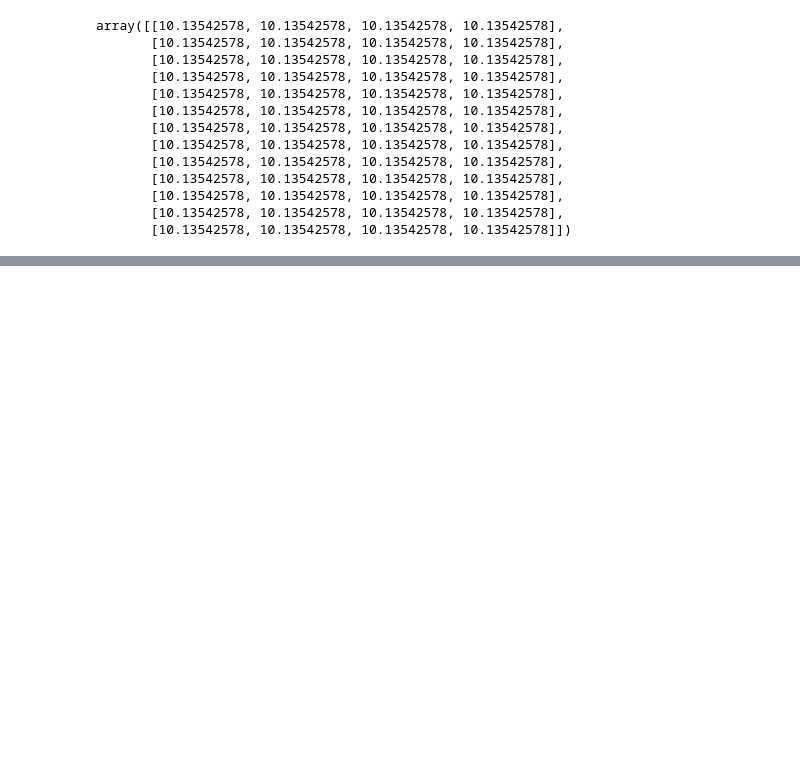
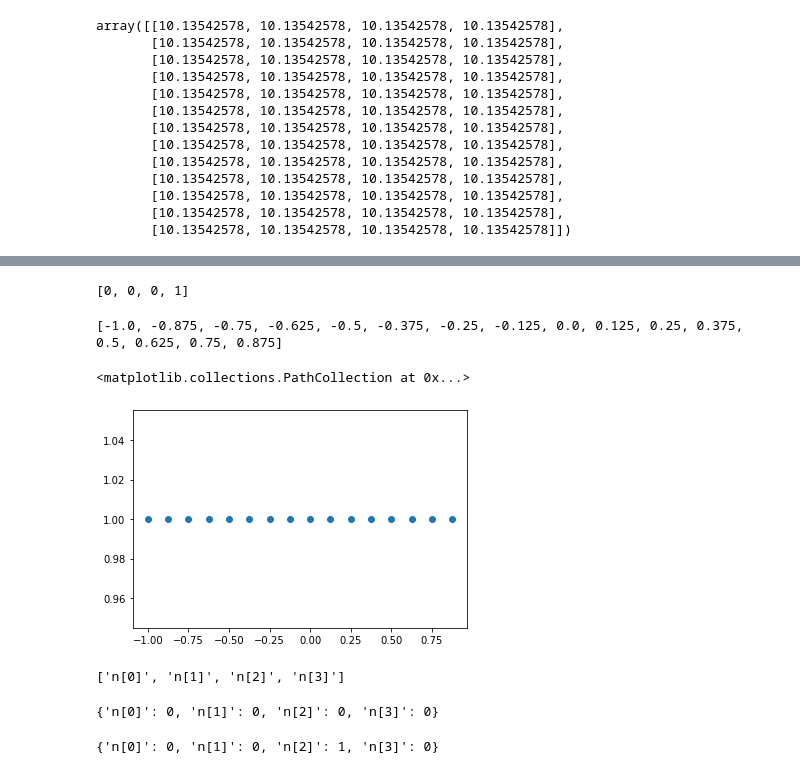
Before and after one commit to DBern97/Dwave-RAN-algs, a Jupyter notebook: Testing Max-norm.ipynb, the cells around one changed output, grey strips where cells are left out. Saved outputs shown, nothing was run; the diff lists cells and outputs as text; code cells hidden in the pictures; blank space fills up the shorter version.

```diff
--- a/Testing Max-norm.ipynb
+++ b/Testing Max-norm.ipynb
@@ -903,0 +919,5 @@ Do
+# %%
+import itertools
+n = 4
+lst = list(map(list, itertools.product([0, 1], repeat=n)))
+lst
@@ -903,0 +941,26 @@ Do
+# %%
+lst[1]
+# %% [output]
+[0, 0, 0, 1]
+# %%
+pvals = [Float_Approx(lst[k], np.array([-1,1])) for k in range(len(lst))]
+print(pvals)
+plt.scatter(pvals, np.ones(16))
+# %% [output]
+[-1.0, -0.875, -0.75, -0.625, -0.5, -0.375, -0.25, -0.125, 0.0, 0.125, 0.25, 0.375, 0.5, 0.625, 0.75, 0.875]
+<matplotlib.collections.PathCollection at 0x...>
+[figure, added]
+# %%
+model.variables
+# %% [output]
+['n[0]', 'n[1]', 'n[2]', 'n[3]']
+# %%
+psamp = {v : 0 for v in model.variables}
+psamp
+# %% [output]
+{'n[0]': 0, 'n[1]': 0, 'n[2]': 0, 'n[3]': 0}
+# %%
+psamp.update(zip(psamp, lst[2]))
+psamp
+# %% [output]
+{'n[0]': 0, 'n[1]': 0, 'n[2]': 1, 'n[3]': 0}
```
Also changed, not shown: parts of 25 cells of this notebook, 3 other files.
